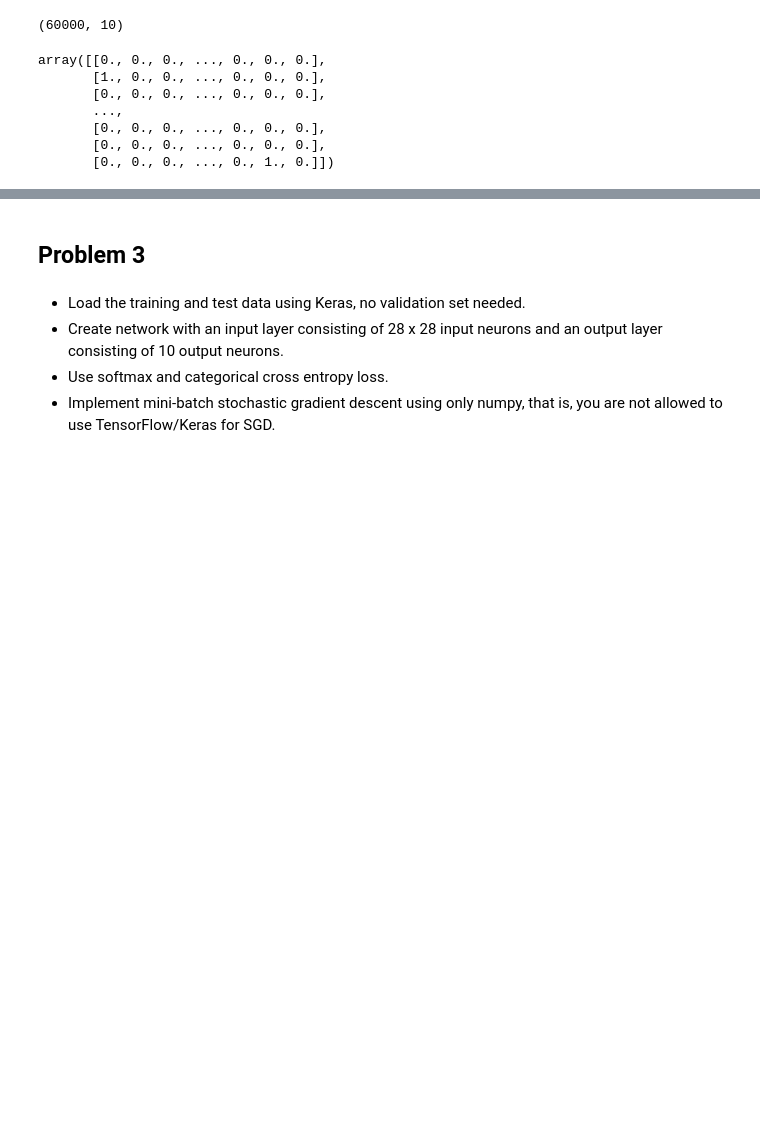
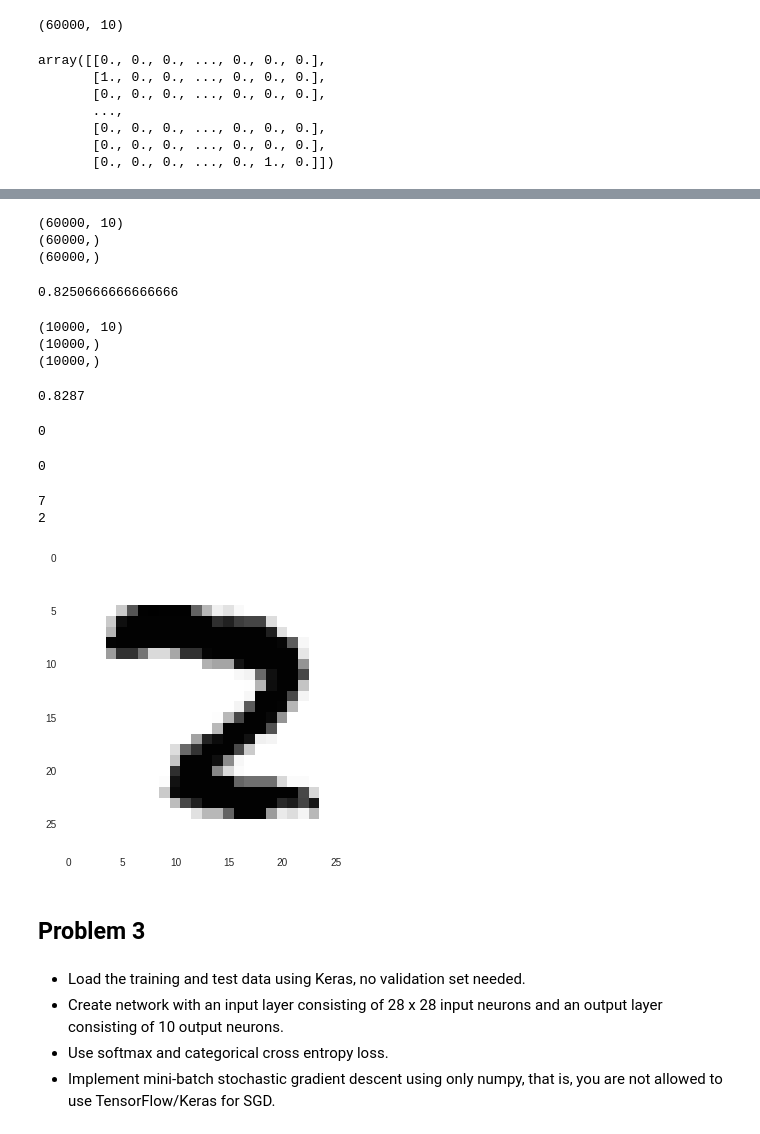
Before and after one commit to rvalienter90/UCF, a Jupyter notebook: CAP-5610_MACHINE LEARNING/HW1/HW1.ipynb, the cells around one changed output, grey strips where cells are left out. Drawn from its saved outputs; the diff is of its cells as text; code cells hidden in the pictures; blank space fills up the shorter version.

Commit message:
Created using Colaboratory, all digits

```diff
--- a/CAP-5610_MACHINE LEARNING/HW1/HW1.ipynb
+++ b/CAP-5610_MACHINE LEARNING/HW1/HW1.ipynb
@@ -249,12 +247,13 @@ array([[0., 0., 0., ..., 0., 0., 0.],
 features=initial_weight.shape[0]
 weight_i=np.zeros((features,10))
 
-for dig in range(0,10)
+for dig in range(0,10):
   weight = initial_weight
   for epoch in range(epochs):
       shuffled_indices = np.random.permutation(m)
       train_images_b_shuffled = train_images_b[shuffled_indices]
-      y_shuffled = train_labels_i[dig][shuffled_indices]
+      y_shuffled = train_labels_i[:,dig][shuffled_indices]
+      y_shuffled=y_shuffled.reshape(m,1)
       for i in range(0, m, batch_size):
           xi = train_images_b_shuffled[i:i+batch_size,:]
           yi = y_shuffled[i:i+batch_size,:]
@@ -263,4 +262,4 @@ for dig in range(0,10)
           gradient = 2/batch_size * xi.T.dot(a -yi)
           weight = weight - lr * gradient
 
-  weight_i[:,dig]=weight
+  weight_i[:,dig]=weight.reshape(features)
@@ -267,3 +276,72 @@ for dig in range(0,10)
+# %%
+m=train_labels_original.shape[0]
+
+predicted_labels_raw=sigmoid(train_images_b.dot(weight_i))
+print(predicted_labels_raw.shape)
+predicted_labels=np.argmax(predicted_labels_raw,axis=1)
+print(predicted_labels.shape)
+print(train_labels_original.shape)
+predicted_labels = predicted_labels.astype('uint8')
+train_labels_original=train_labels_original.astype('uint8')
+# %% [output]
+(60000, 10)
+(60000,)
+(60000,)
+# %%
+
+wrong_indices = [i for i in range(m) if predicted_labels[i] != train_labels_original[i]]
+# The quantity below is equal to the test accuracy reported by the network fit method.
+1.0 - len(wrong_indices) / m
+# %% [output]
+0.8250666666666666
+# %%
+mt=test_labels_original.shape[0]
+
+#m,n=test_images.shape
+
+test_images_b = np.c_[np.ones((mt, 1)), test_images]
+
+predicted_labels_test_raw=sigmoid(test_images_b.dot(weight_i))
+print(predicted_labels_test_raw.shape)
+predicted_labels_test=np.argmax(predicted_labels_test_raw,axis=1)
+print(predicted_labels_test.shape)
+print(test_labels_original.shape)
+predicted_labels_test = predicted_labels_test.astype('uint8')
+test_labels_original=test_labels_original.astype('uint8')
+# %% [output]
+(10000, 10)
+(10000,)
+(10000,)
+# %%
+wrong_indices_test = [i for i in range(mt) if predicted_labels_test[i] != test_labels_original[i]]
+# The quantity below is equal to the test accuracy reported by the network fit method.
+1.0 - len(wrong_indices_test) / mt
+# %% [output]
+0.8287
+# %%
+np.argmax(y_predict)
+# %% [output]
+0
+# %%
+train_labels_original[1]
+# %% [output]
+0
+# %%
+
+
+# This show the ith misclassified digit.
+i = 4
+wrong_index = wrong_indices[i]
+
+print(predicted_labels[wrong_index])
+print(train_labels_original[wrong_index])
+plt.imshow(train_images_original[wrong_index])
+plt.grid(None)
+plt.show()
+# %% [output]
+7
+2
+[figure, added]
 # %% [markdown]
 ## Problem 3
 # %% [markdown]
```
Also changed, not shown: parts of 19 cells of this notebook.
